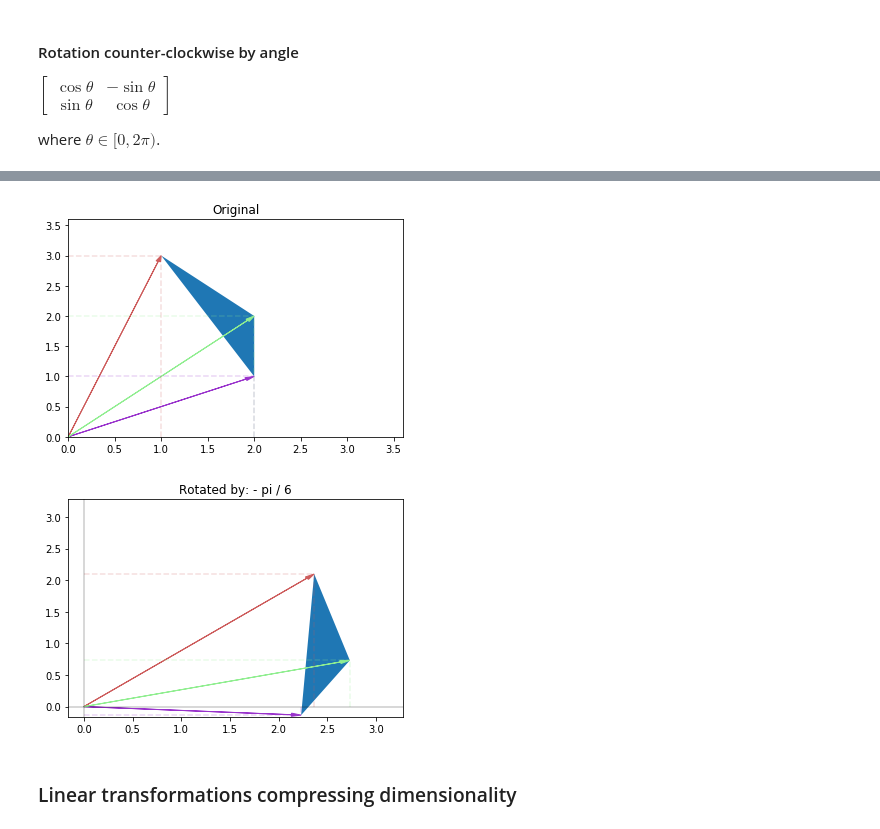
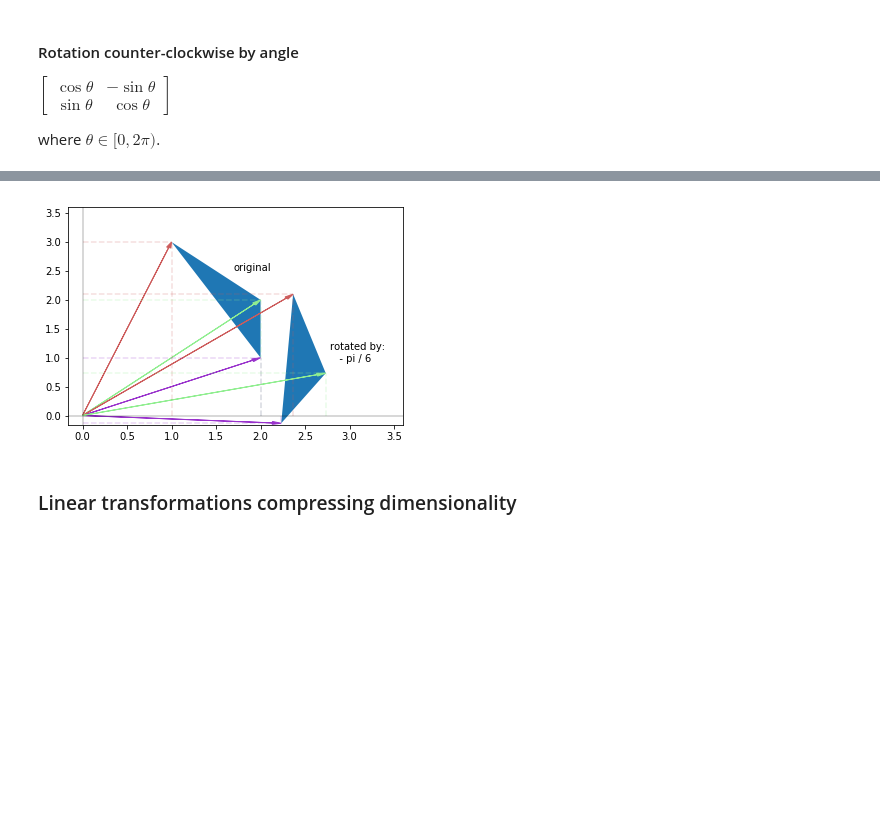
Before and after one commit to koulakis/interactive-math-for-data-science, a Jupyter notebook: linear_algebra.ipynb, the cells around one changed output, grey strips where cells are left out. Drawn from its saved outputs; the diff is of its cells as text; code cells hidden in the pictures; blank space fills up the shorter version.

```diff
--- a/linear_algebra.ipynb
+++ b/linear_algebra.ipynb
@@ -310,24 +338,23 @@ plt.show()
 # %%
 # theta = - pi / 6
-angle = - np.pi / 6
+theta = - np.pi / 6
 
 rotation_matrix = np.array([
-    [np.cos(angle), - np.sin(angle)],
-    [np.sin(angle), np.cos(angle)]
+    [np.cos(theta), - np.sin(theta)],
+    [np.sin(theta), np.cos(theta)]
 ])
 
 transformed_vectors = [np.matmul(rotation_matrix, vector) for vector in vectors]
 
-plt.title('Original')
 plot_vectors_and_polygon(vectors, colors)
+plt.annotate('original', xy=vectors[2] + [-.3, .5])
+
+plot_vectors_and_polygon(transformed_vectors, colors)
+plt.annotate('rotated by:\n   - pi / 6', xy=transformed_vectors[2] + [.05, .2])
+
 plt.show()
-
-plt.title('Rotated by: - pi / 6')
-plot_vectors_and_polygon(transformed_vectors, colors)
-plt.show()
 # %% [output]
-[figure, old version]
+[figure, new version]
-[figure, removed]
 # %% [markdown]
 ### Linear transformations compressing dimensionality
 # %% [markdown]
```
Also changed, not shown: parts of 3 cells of this notebook.
